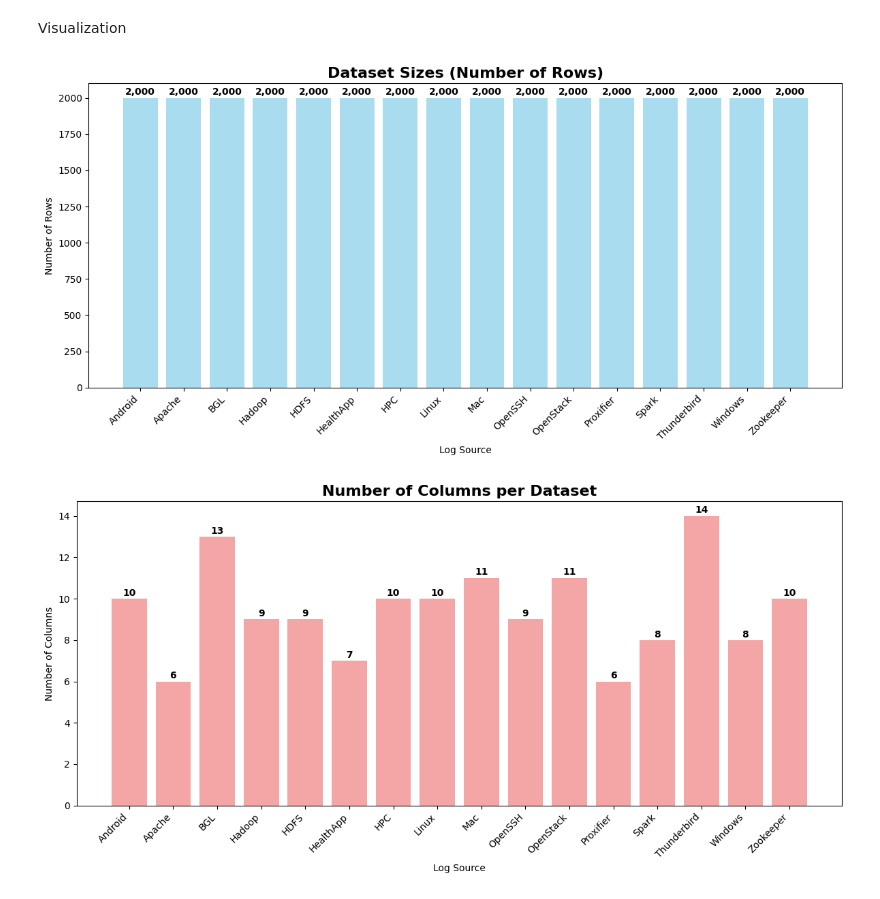
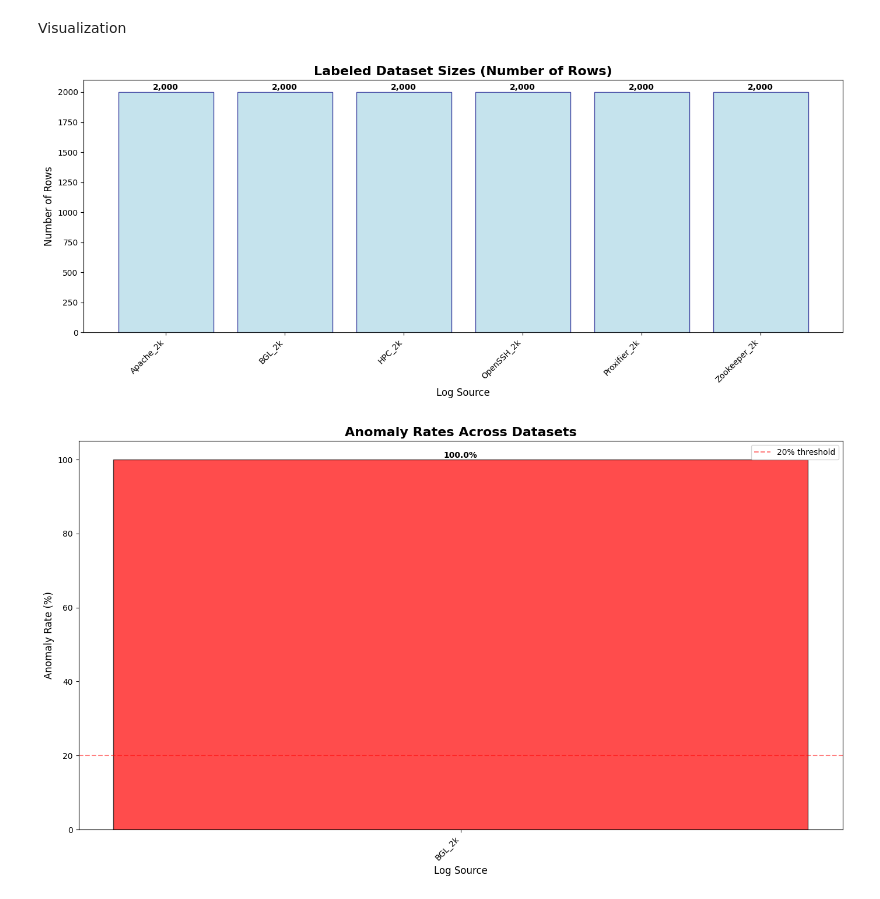
Before and after one commit to krishnasharma4415/log-anomaly-detection, a Jupyter notebook: notebooks/eda.ipynb, the cells around one changed output. Saved outputs shown, nothing was run; the diff lists cells and outputs as text; code cells hidden in the pictures.

Commit message:
labeling in progress & eda in parallel

```diff
--- a/notebooks/eda.ipynb
+++ b/notebooks/eda.ipynb
@@ -22,13 +22,17 @@ PROJECT_ROOT = Path(r"C:\Computer Science\AIMLDL\log-anomaly-detection")
 DATASET_PATH = PROJECT_ROOT / "dataset"
 RAW_DATA_PATH = DATASET_PATH / "raw_data"
 STRUCTURED_DATA_PATH = DATASET_PATH / "structured_data"
+LABELED_DATA_PATH = DATASET_PATH / "labeled_data"
+NORMALIZED_DATA_PATH = LABELED_DATA_PATH / "normalized"
+
+NORMALIZED_DATA_PATH.mkdir(exist_ok=True)
 
 os.environ['HADOOP_HOME'] = 'C:\\hadoop'
 os.environ['PATH'] = f"{os.environ['HADOOP_HOME']}\\bin;{os.environ['PATH']}"
 # %% [markdown]
 Spark Session Initialization
 # %%
-app_name="LogAnomalyEDA"
+app_name = "LabeledLogAnomalyEDA"
 spark = SparkSession.builder \
     .master("local[*]") \
     .config("spark.driver.memory", "10g") \
@@ -48,6 +52,7 @@ spark.sparkContext.setLogLevel("WARN")
 print(f"Spark {spark.version}")
 print(f"Available cores: {spark.sparkContext.defaultParallelism}")
 print(f"Driver memory: {spark.conf.get('spark.driver.memory')}")
+print("Spark session initialized successfully!")
 # %% [output]
 Spark 3.4.1
 Available cores: 20
@@ -463,44 +605,51 @@ EventTemplate:
 Visualization
 # %%
 plt.style.use('default')
-fig_size = (12, 6)
-
-if not datasets_info:
-    print("No dataset information available for visualization")
-
-dataset_names = [info['name'].replace('_2k.log_structured.csv', '') for info in datasets_info]
-row_counts = [info['rows'] for info in datasets_info]
-col_counts = [info['columns'] for info in datasets_info]
+fig_size = (14, 6)
 # %%
-plt.figure(figsize=fig_size)
-plt.bar(range(len(dataset_names)), row_counts, color='skyblue', alpha=0.7)
-plt.title('Dataset Sizes (Number of Rows)', fontsize=16, fontweight='bold')
-plt.xlabel('Log Source')
-plt.ylabel('Number of Rows')
-plt.xticks(range(len(dataset_names)), dataset_names, rotation=45, ha='right')
+if not labeled_datasets_info:
+    print("No labeled dataset information available for visualization")
+else:
+    dataset_names = [info['name'].replace('_labeled.csv', '') for info in labeled_datasets_info]
+    row_counts = [info['rows'] for info in labeled_datasets_info]
 
-# Add value labels on bars
-for i, v in enumerate(row_counts):
-    plt.text(i, v + max(row_counts)*0.01, f'{v:,}', ha='center', fontweight='bold')
+    plt.figure(figsize=fig_size)
+    bars = plt.bar(range(len(dataset_names)), row_counts, color='lightblue', alpha=0.7, edgecolor='navy')
+    plt.title('Labeled Dataset Sizes (Number of Rows)', fontsize=16, fontweight='bold')
+    plt.xlabel('Log Source', fontsize=12)
+    plt.ylabel('Number of Rows', fontsize=12)
+    plt.xticks(range(len(dataset_names)), dataset_names, rotation=45, ha='right')
 
-plt.tight_layout()
-plt.show()
+    for bar, count in zip(bars, row_counts):
+        plt.text(bar.get_x() + bar.get_width()/2, bar.get_height() + max(row_counts)*0.01,
+                 f'{count:,}', ha='center', fontweight='bold', fontsize=10)
+
+    plt.tight_layout()
+    plt.show()
 # %% [output]
-[figure, old version]
+[figure, new version]
 # %%
 plt.figure(figsize=fig_size)
-plt.bar(range(len(dataset_names)), col_counts, color='lightcoral', alpha=0.7)
-plt.title('Number of Columns per Dataset', fontsize=16, fontweight='bold')
-plt.xlabel('Log Source')
-plt.ylabel('Number of Columns')
-plt.xticks(range(len(dataset_names)), dataset_names, rotation=45, ha='right')
 
-# Add value labels
-for i, v in enumerate(col_counts):
-    plt.text(i, v + max(col_counts)*0.01, str(v), ha='center', fontweight='bold')
+anomaly_rates = [analysis['anomaly_rate'] for analysis in label_analyses]
+dataset_names_labels = [analysis['dataset'] for analysis in label_analyses]
 
+colors = ['green' if rate < 10 else 'orange' if rate < 30 else 'red' for rate in anomaly_rates]
+bars = plt.bar(range(len(dataset_names_labels)), anomaly_rates, color=colors, alpha=0.7, edgecolor='black')
+
+plt.title('Anomaly Rates Across Datasets', fontsize=16, fontweight='bold')
+plt.xlabel('Log Source', fontsize=12)
+plt.ylabel('Anomaly Rate (%)', fontsize=12)
+plt.xticks(range(len(dataset_names_labels)), dataset_names_labels, rotation=45, ha='right')
+
+for bar, rate in zip(bars, anomaly_rates):
+    plt.text(bar.get_x() + bar.get_width()/2, bar.get_height() + 0.5, f'{rate:.1f}%',
+             ha='center', fontweight='bold', fontsize=10)
+
+plt.axhline(y=20, color='red', linestyle='--', alpha=0.5, label='20% threshold')
+plt.legend()
 plt.tight_layout()
 plt.show()
 # %% [output]
-[figure, old version]
+[figure, new version]
 # %%
```
Also changed, not shown: parts of 18 cells of this notebook, 45 other files.
